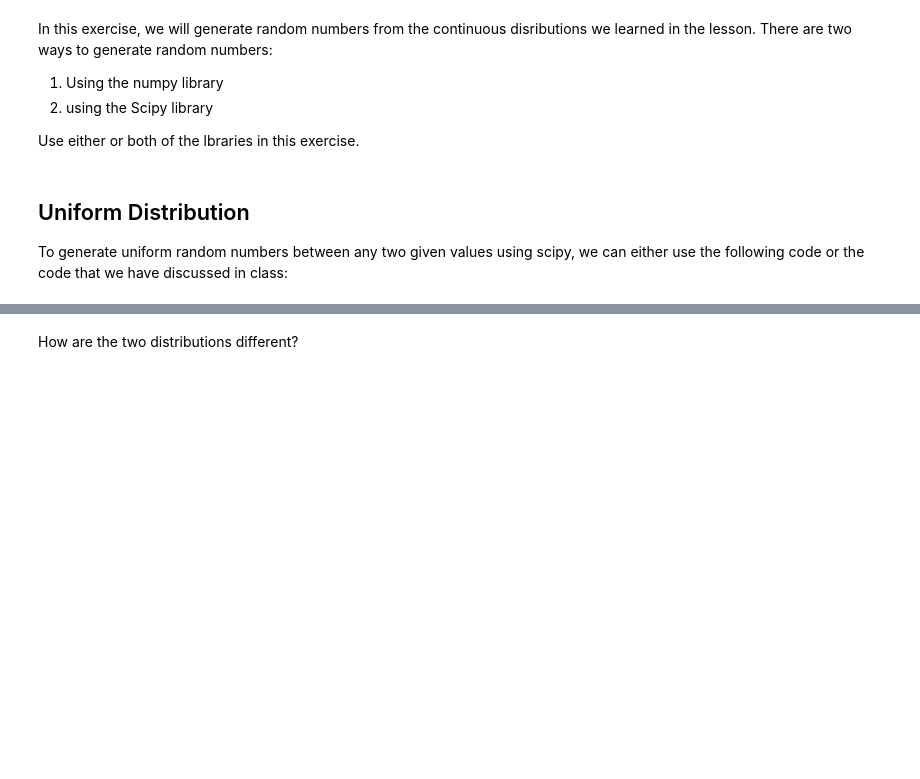
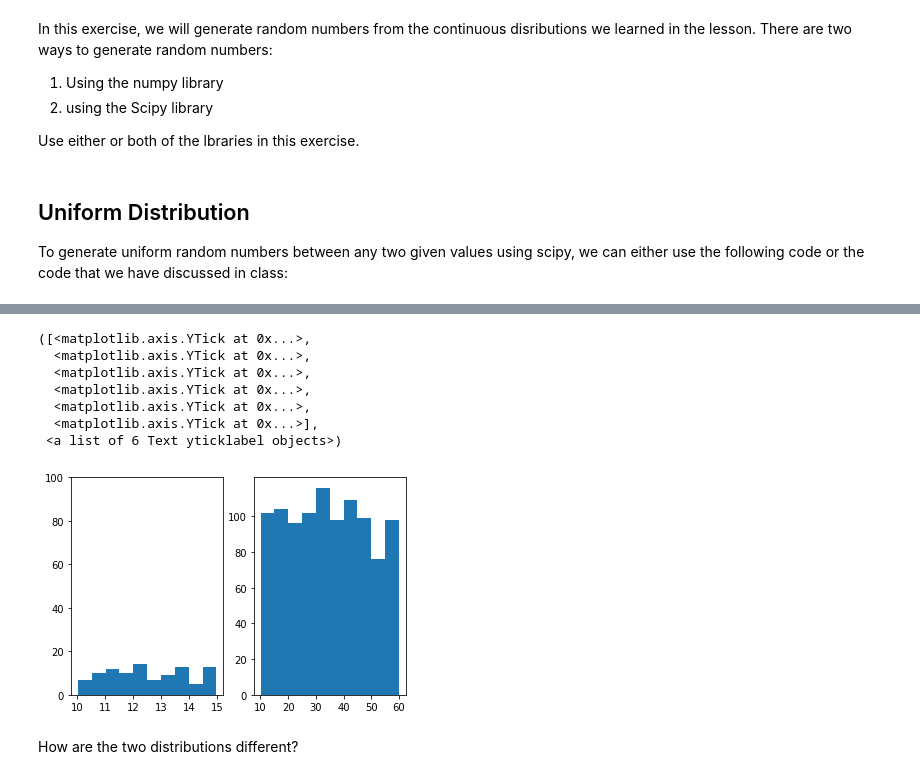
Before and after one commit to ironhack-datalabs/datamad1019, a Jupyter notebook: module-2/lab-continuous-probability-distribution/your-code/main.ipynb, the cells around one changed output, grey strips where cells are left out. Saved outputs shown, nothing was run; the diff lists cells and outputs as text; code cells hidden in the pictures; blank space fills up the shorter version.

```diff
--- a/module-2/lab-continuous-probability-distribution/your-code/main.ipynb
+++ b/module-2/lab-continuous-probability-distribution/your-code/main.ipynb
@@ -51,2 +52,28 @@ Your output should look like below:
+# %%
+# your code here
+
+def generates(bottom, ceiling, count):
+    return np.random.uniform(bottom, ceiling, count)
+
+call1 = generates(10, 15, 100)
+call2 = generates(10, 60, 1000)
+#print(call1, call2)
+plt.subplot(1,2,1)
+plt.hist(call1)
+plt.xticks(list(range(10,16,1)))
+plt.yticks(list(range(0,120,20)))
+plt.subplot(1,2,2)
+plt.hist(call2)
+plt.xticks(list(range(10,61,10)))
+plt.yticks(list(range(0,120,20)))
+# %% [output]
+([<matplotlib.axis.YTick at 0x...>,
+  <matplotlib.axis.YTick at 0x...>,
+  <matplotlib.axis.YTick at 0x...>,
+  <matplotlib.axis.YTick at 0x...>,
+  <matplotlib.axis.YTick at 0x...>,
+  <matplotlib.axis.YTick at 0x...>],
+ <a list of 6 Text yticklabel objects>)
+[figure, added]
 # %% [markdown]
 How are the two distributions different?
```
Also changed, not shown: parts of 19 cells of this notebook.
